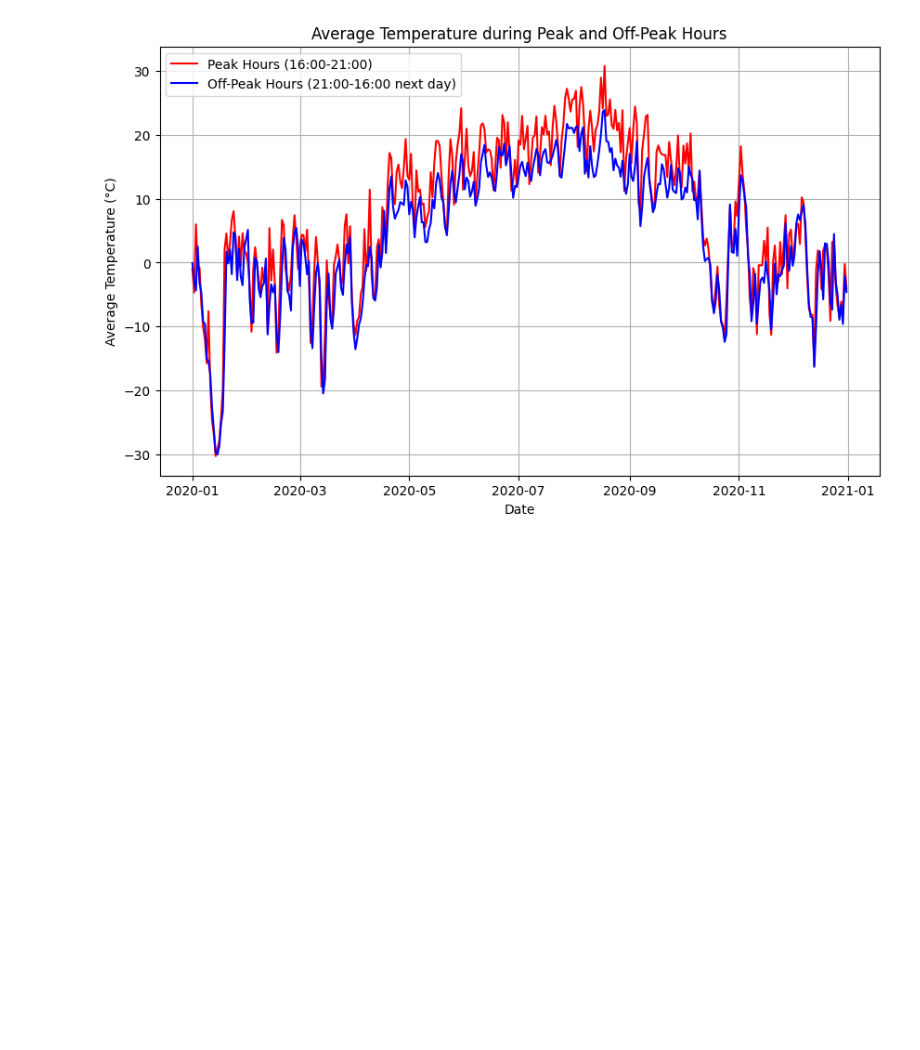
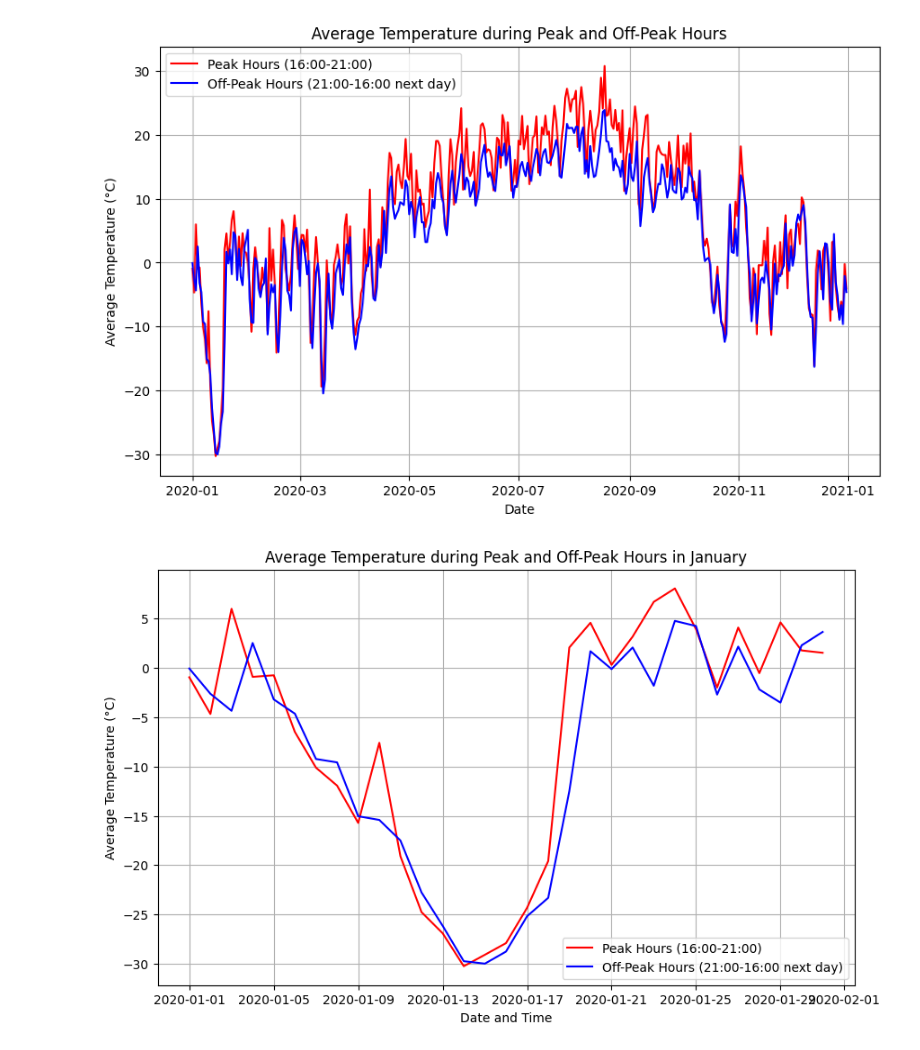
Before and after one commit to gaoqian310/utility_price_forecast, a Jupyter notebook: weather/weather_data_analysis.ipynb, the cells around one changed output. Saved outputs shown, nothing was run; the diff lists cells and outputs as text; code cells hidden in the pictures; blank space fills up the shorter version.

Commit message:
update script for peak and offpeak

```diff
--- a/weather/weather_data_analysis.ipynb
+++ b/weather/weather_data_analysis.ipynb
@@ -189,3 +185,41 @@ plt.legend()
 plt.show()
 # %% [output]
 [figure]
+# %%
+# Import libraries
+import pandas as pd
+import seaborn as sns
+import matplotlib.pyplot as plt
+
+# Read the CSV file into a DataFrame object
+df = pd.read_csv("https://dd.weather.gc.ca/climate/observations/hourly/csv/AB/climate_hourly_AB_3031092_2020_P1H.csv", encoding="cp1252")
+
+# Convert the date columns to datetime format
+df["Date"] = pd.to_datetime(df[["Year", "Month", "Day"]])
+
+# Convert the "Time (LST)" column to datetime objects
+df["Time"] = pd.to_datetime(df["Time (LST)"], format="%H:%M").dt.time
+
+# Filter data for January
+january_df = df[df["Date"].dt.month == 1]
+
+# Calculate the average temperature during peak hours in January
+january_peak_hour_df = january_df[(january_df["Time"] >= pd.to_datetime("16:00").time()) & (january_df["Time"] < pd.to_datetime("21:00").time())]
+january_peak_hour_average_temp = january_peak_hour_df.groupby("Date")["Temp (°C)"].mean()
+
+# Calculate the average temperature during off-peak hours in January
+january_offpeak_hour_df = january_df[((january_df["Time"] >= pd.to_datetime("21:00").time()) | (january_df["Time"] < pd.to_datetime("16:00").time()))]
+january_offpeak_hour_average_temp = january_offpeak_hour_df.groupby("Date")["Temp (°C)"].mean()
+
+# Plot the data for January
+plt.figure(figsize=(10, 6))
+plt.plot(january_peak_hour_average_temp, label="Peak Hours (16:00-21:00)", color="r")
+plt.plot(january_offpeak_hour_average_temp, label="Off-Peak Hours (21:00-16:00 next day)", color="b")
+plt.xlabel("Date and Time")
+plt.ylabel("Average Temperature (°C)")
+plt.title("Average Temperature during Peak and Off-Peak Hours in January")
+plt.grid()
+plt.legend()
+plt.show()
+# %% [output]
+[figure, added]
```
Also changed, not shown: parts of 1 cell of this notebook, 2 other files.
